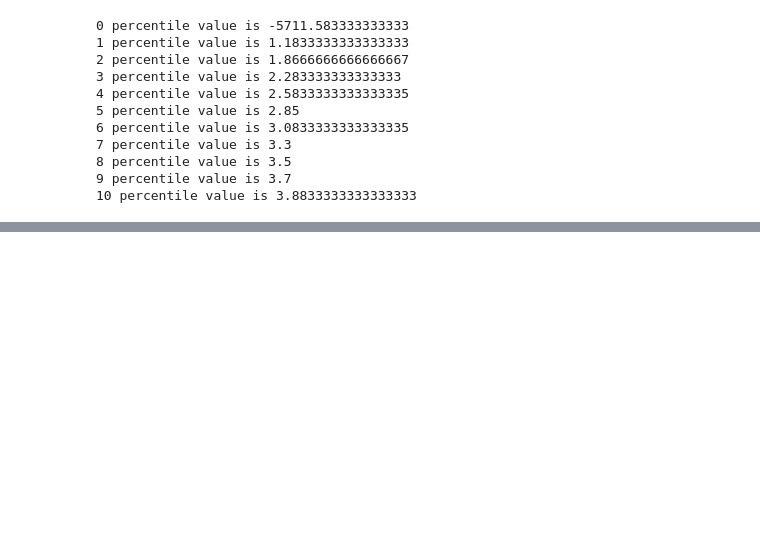
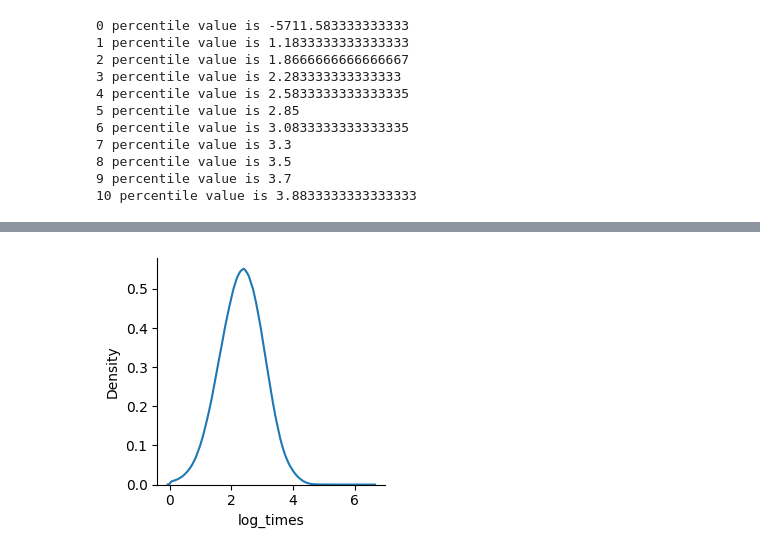
Before and after one commit to SoftwareApplicatiokn/newyork_taxi, a Jupyter notebook: read_file.ipynb, the cells around one changed output, grey strips where cells are left out. Cells and saved outputs as stored; diff of their text form; code cells hidden in the pictures; blank space fills up the shorter version.

```diff
--- a/read_file.ipynb
+++ b/read_file.ipynb
@@ -193,0 +218,7 @@ print(var[0], var[-1])
+# %%
+sns.FacetGrid(frame_with_durations_modified) \
+    .map(sns.kdeplot, "log_times") \
+    .add_legend()
+plt.show()
+# %% [output]
+[figure, added]
```
Also changed, not shown: parts of 41 cells of this notebook.
